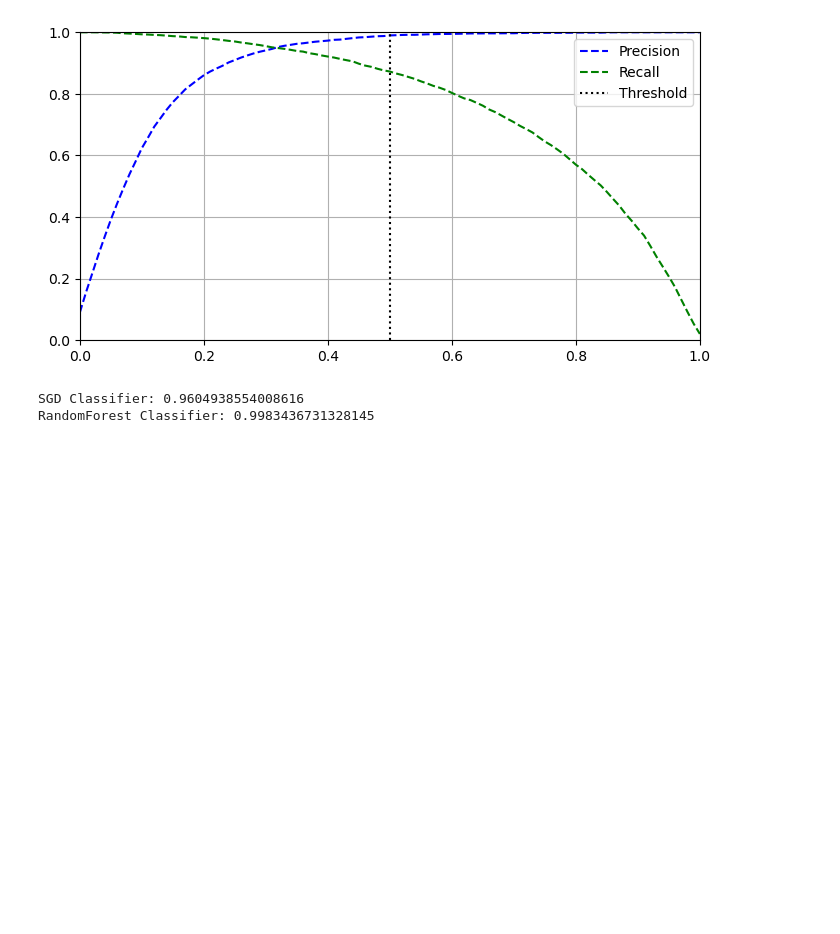
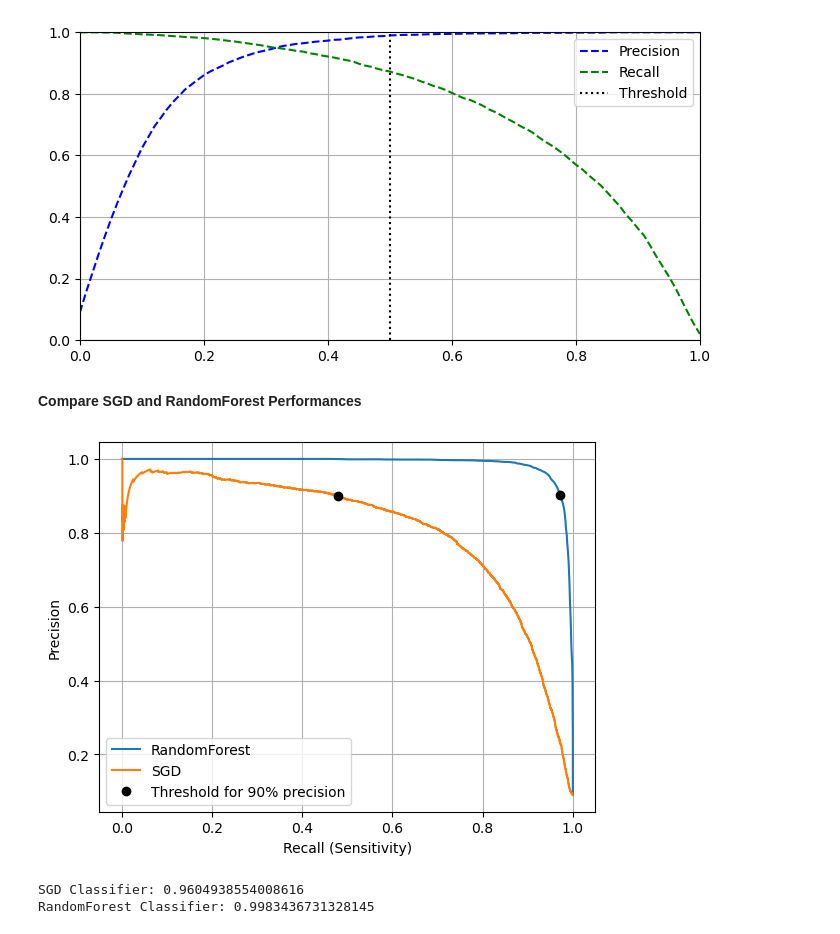
Before and after one commit to applewu265/PythonML_Projects, a Jupyter notebook: mnist_classifier.ipynb, the cells around one changed output. Cells and saved outputs as stored; diff of their text form; code cells hidden in the pictures; blank space fills up the shorter version.

```diff
--- a/mnist_classifier.ipynb
+++ b/mnist_classifier.ipynb
@@ -62,13 +61,12 @@ Sensitivity (recall): 0.6511713705958311
 # %%
 from sklearn.metrics import precision_recall_curve
-y_scores = cross_val_predict(sgd_class, X_train, y_train_5, cv = 3, method = "decision_function")
-precisions, recalls, thresholds = precision_recall_curve(y_train_5, y_scores)
+y_scores_sgd = cross_val_predict(sgd_class, X_train, y_train_5, cv = 3, method = "decision_function")
+sgd_precisions, sgd_recalls, sgd_thresholds = precision_recall_curve(y_train_5, y_scores_sgd)
 # plot the curve
 plt.figure(figsize=(8, 4))
-plt.plot(thresholds, precisions[:-1], "b--", label = "Precision")
-plt.plot(thresholds, recalls[:-1], "g--", label = "Recall")
-threshold = 0
-plt.vlines(threshold, ymin = 0, ymax = 1, colors = "k", linestyles = "dotted", label = "Threshold")
+plt.plot(sgd_thresholds, sgd_precisions[:-1], "b--", label = "Precision")
+plt.plot(sgd_thresholds, sgd_recalls[:-1], "g--", label = "Recall")
+plt.vlines(0, ymin = 0, ymax = 1, colors = "k", linestyles = "dotted", label = "Threshold") # threshold = 0 for sgd
 plt.axis([-50000, 50000, 0, 1])
 plt.legend()
 plt.grid()
@@ -113,10 +115,10 @@ from sklearn.ensemble import RandomForestClassifier
 forest_class = RandomForestClassifier(random_state = 42)
 y_scores_forest = cross_val_predict(forest_class, X_train, y_train_5,
                                    cv = 3, method = "predict_proba")[:,1] # just probability for positive class
-precisions_forest, recalls_forest, thresholds_forest = precision_recall_curve(y_train_5, y_scores_forest)
+forest_precisions, forest_recalls, forest_thresholds = precision_recall_curve(y_train_5, y_scores_forest)
 plt.figure(figsize=(8, 4))
-plt.plot(thresholds_forest, precisions_forest[:-1], "b--", label = "Precision")
-plt.plot(thresholds_forest, recalls_forest[:-1], "g--", label = "Recall")
+plt.plot(forest_thresholds, forest_precisions[:-1], "b--", label = "Precision")
+plt.plot(forest_thresholds, forest_recalls[:-1], "g--", label = "Recall")
 threshold = 0.5
 plt.vlines(threshold, ymin = 0, ymax = 1, colors = "k", linestyles = "dotted", label = "Threshold")
 plt.legend(loc = "upper right")
@@ -125,4 +127,22 @@ plt.grid()
 plt.show()
 # %% [output]
 [figure]
+# %% [markdown]
+**Compare SGD and RandomForest Performances**
+# %%
+# compare sgd and random forest precision-recall curves
+plt.plot(forest_recalls, forest_precisions, label = "RandomForest")
+plt.plot(sgd_recalls, sgd_precisions, label = "SGD")
+sgd_90_prec_idx = (sgd_precisions >= 0.9).argmax()
+forest_90_prec_idx = (forest_precisions >= 0.9).argmax()
+plt.plot([sgd_recalls[sgd_90_prec_idx], forest_recalls[forest_90_prec_idx]],
+         [sgd_precisions[sgd_90_prec_idx], forest_precisions[forest_90_prec_idx]],
+         "ko", label = "Threshold for 90% precision")
+plt.grid()
+plt.legend()
+plt.xlabel("Recall (Sensitivity)")
+plt.ylabel("Precision")
+plt.show()
+# %% [output]
+[figure, added]
 # %%
```
Also changed, not shown: parts of 10 cells of this notebook.
